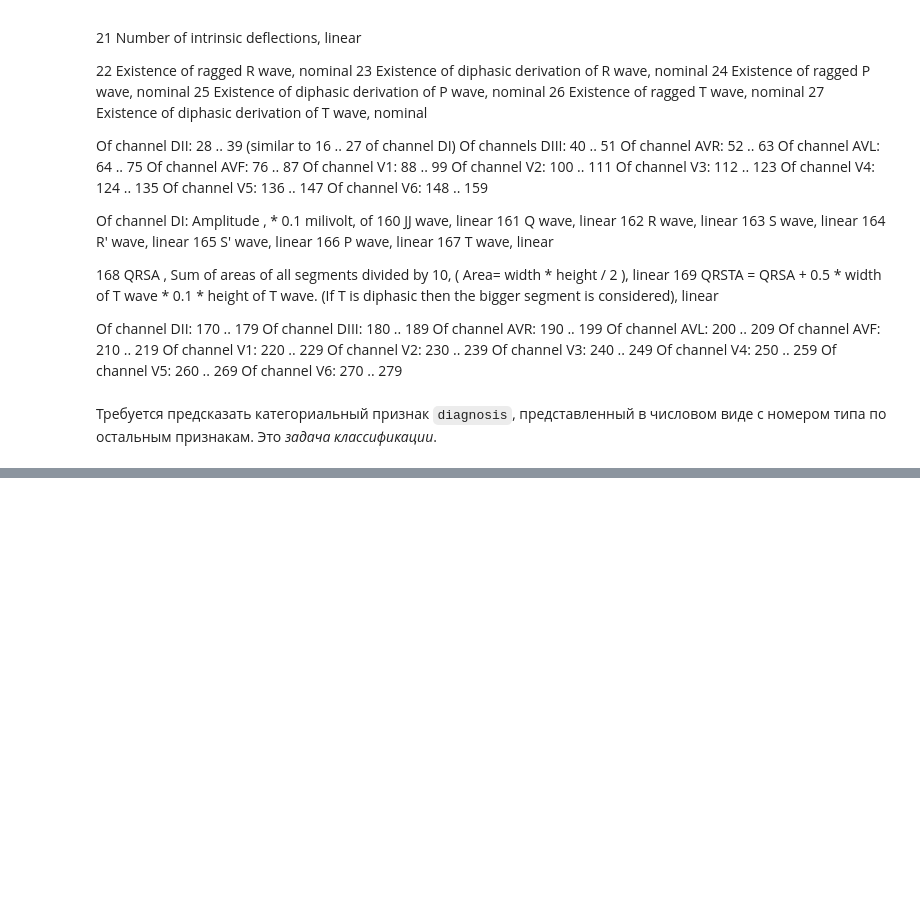
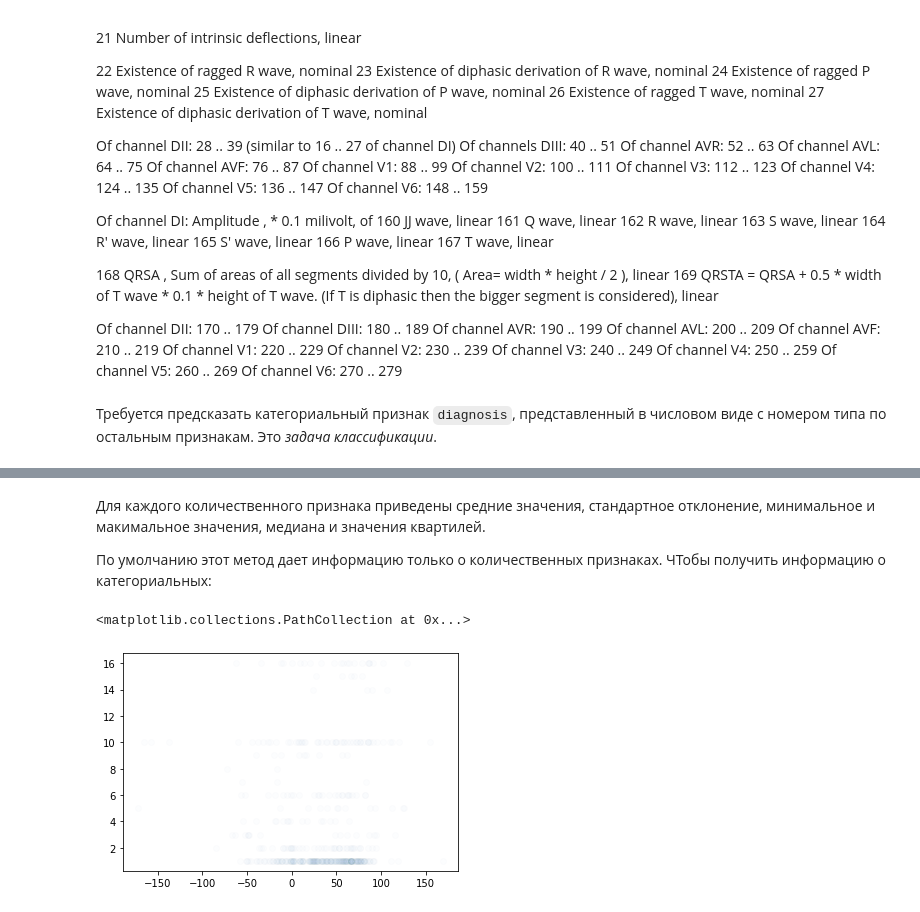
Before and after one commit to Gerilda/Arrhythmia, a Jupyter notebook: Arrhythmia.ipynb, the cells around one changed output, grey strips where cells are left out. Drawn from its saved outputs; the diff is of its cells as text; code cells hidden in the pictures; blank space fills up the shorter version.

```diff
--- a/Arrhythmia.ipynb
+++ b/Arrhythmia.ipynb
@@ -152,0 +294,5 @@ plt.scatter(data_raw['Area'], data_raw['Price'])
+# %% [markdown]
+Для каждого количественного признака приведены средние значения, стандартное отклонение, минимальное и макимальное значения, медиана и значения квартилей.
+
+По умолчанию этот метод дает информацию только о количественных признаках.
+ЧТобы получить информацию о категориальных:
@@ -152,0 +301,5 @@ plt.scatter(data_raw['Area'], data_raw['Price'])
+# %%
+plt.scatter(data_raw['qrs'], data_raw['diagnosis'], alpha=0.01)
+# %% [output]
+<matplotlib.collections.PathCollection at 0x...>
+[figure, added]
```
Also changed, not shown: parts of 94 cells of this notebook.
